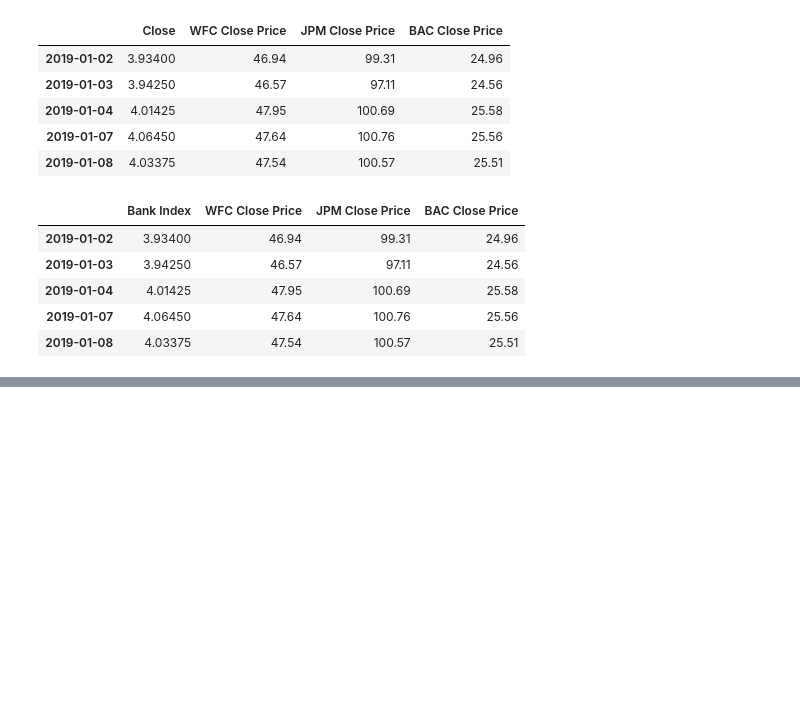
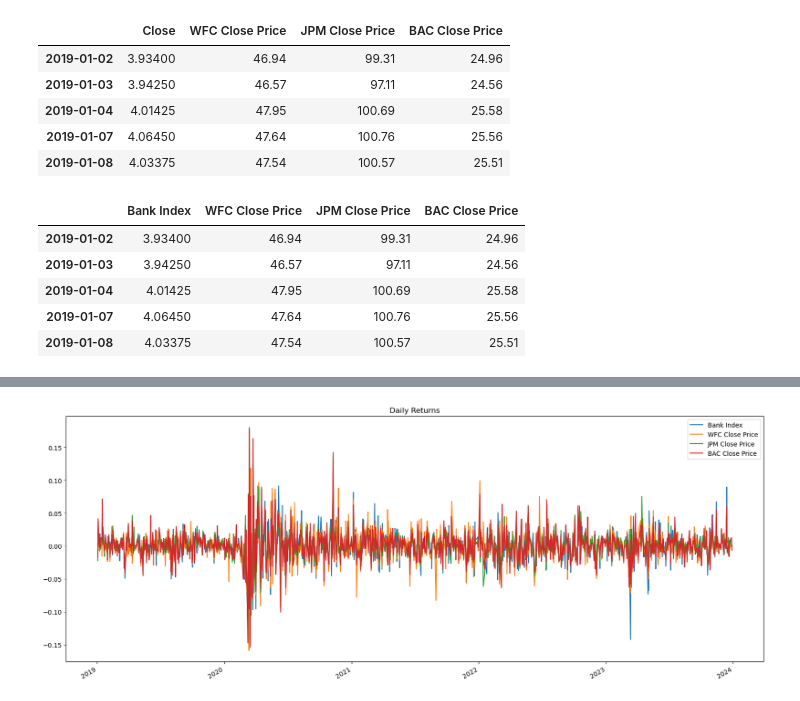
Before and after one commit to justicebangura/Project-1, a Jupyter notebook: Stock Price Data.ipynb, the cells around one changed output, grey strips where cells are left out. Saved outputs shown, nothing was run; the diff lists cells and outputs as text; code cells hidden in the pictures; blank space fills up the shorter version.

```diff
--- a/Stock Price Data.ipynb
+++ b/Stock Price Data.ipynb
@@ -4,8 +11,8 @@ from pathlib import Path
 # %%
-banks_index = Path("BNKS.L_Price.csv")
+# reading bank index csv file
+banks_index = Path("./Resources/BNKS.L_Price.csv")
 banks_index = pd.read_csv(banks_index, index_col='Date', parse_dates=True)
 banks_index
-#banks_index = banks_index['Close']
 # %% [output]
 |  | Open | High | Low | Close | Adj Close | Volume |
 | Date |  |  |  |  |  |  |
@@ -124,0 +152,5 @@ all_bank_stock_prices_df.to_csv('Stock_Price_Data.csv', index=True, index_label=
+# %%
+# calculating daily returns
+
+daily_returns = all_bank_stock_prices_df.pct_change()
+daily_returns
@@ -124,0 +171,8 @@ all_bank_stock_prices_df.to_csv('Stock_Price_Data.csv', index=True, index_label=
+# %%
+# plot daily returns and save figure
+
+daily_returns_plot = daily_returns.plot(figsize=(20,8), title = 'Daily Returns');
+fig1 = daily_returns_plot.get_figure()
+fig1.savefig("daily_returns_plot.png")
+# %% [output]
+[figure, added]
```
Also changed, not shown: parts of 35 cells of this notebook, 37 other files.
